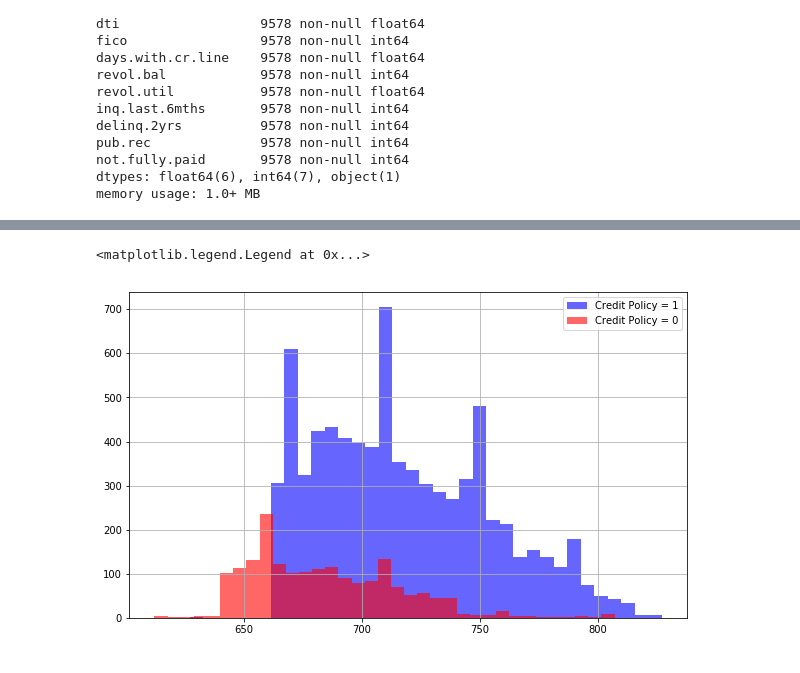
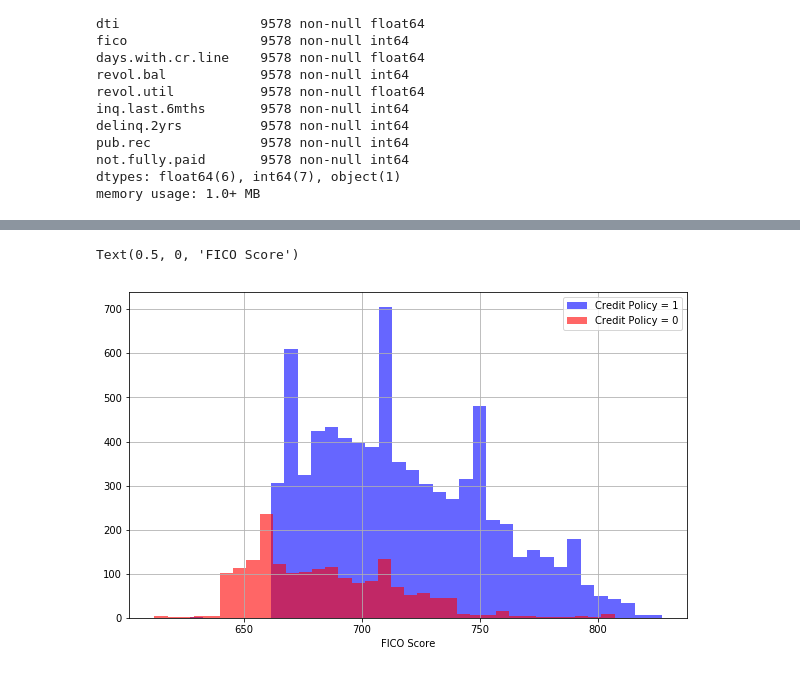
Before and after one commit to codeflowap/ML_Random_Forest, a Jupyter notebook: Random_Forest_Project.ipynb, the cells around one changed output, grey strips where cells are left out. Cells and saved outputs as stored; diff of their text form; code cells hidden in the pictures.

```diff
--- a/Random_Forest_Project.ipynb
+++ b/Random_Forest_Project.ipynb
@@ -55,10 +55,11 @@ loans.describe()
 # %%
 plt.figure(figsize = (10,6))
 loans[loans['credit.policy']==1]['fico'].hist(color='blue',bins=35,
                                               label='Credit Policy = 1',alpha=0.6)
 loans[loans['credit.policy']==0]['fico'].hist(color='red',bins=35,
                                               label='Credit Policy = 0',alpha=0.6)
 plt.legend()
+plt.xlabel('FICO Score')
 # %% [output]
-<matplotlib.legend.Legend at 0x...>
+Text(0.5, 0, 'FICO Score')
-[figure, old version]
+[figure, new version]
```
Also changed, not shown: parts of 3 cells of this notebook.
